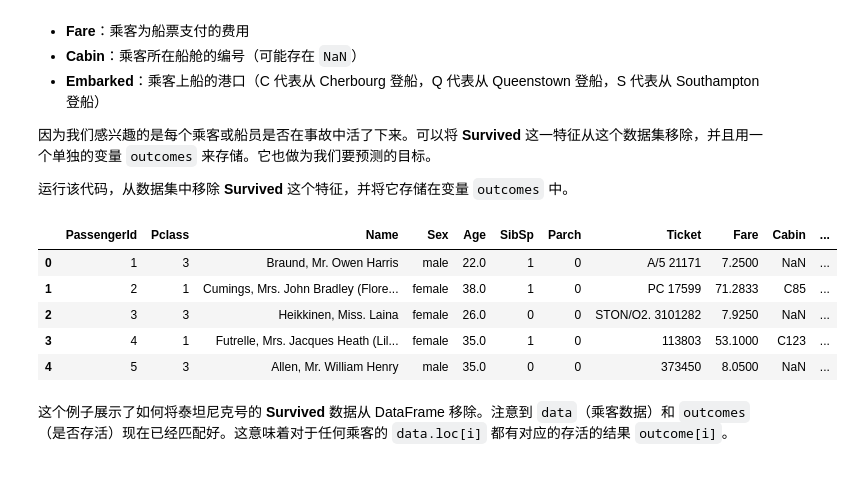
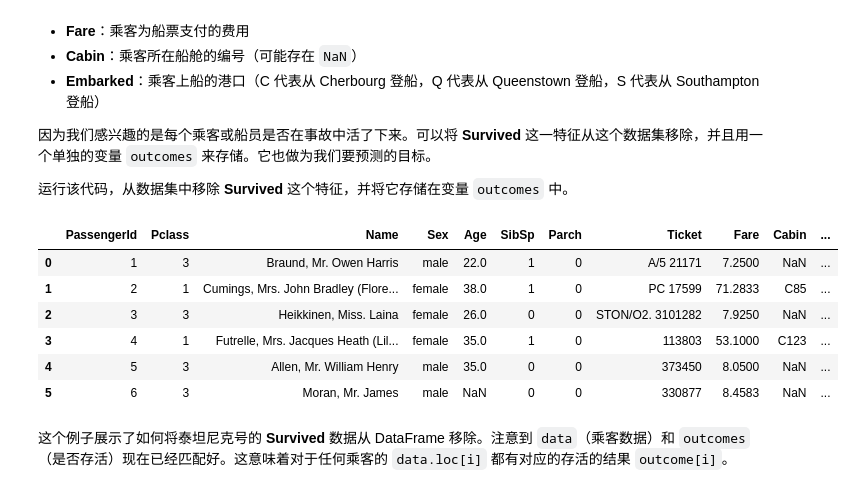
Before and after one commit to jackieair/machine-learning-project, a Jupyter notebook: titanic_survival_exploration/titanic_survival_exploration.ipynb, the cells around one changed output. Saved outputs shown, nothing was run; the diff lists cells and outputs as text; code cells hidden in the pictures.

```diff
--- a/titanic_survival_exploration/titanic_survival_exploration.ipynb
+++ b/titanic_survival_exploration/titanic_survival_exploration.ipynb
@@ -55,19 +58,20 @@ display(full_data.head())
 
 运行该代码，从数据集中移除 **Survived** 这个特征，并将它存储在变量 `outcomes` 中。
 # %%
-# 从数据集中移除 'Survived' 这个特征，并将它存储在一个新的变量中。
+#移出‘survival’数据特征，存储在outcomes变量中
 outcomes = full_data['Survived']
 data = full_data.drop('Survived', axis = 1)
 
-# 显示已移除 'Survived' 特征的数据集
-display(data.head())
+#再次显示新的数据集data
+display(data.head(6))
 # %% [output]
 |  | PassengerId | Pclass | Name | Sex | Age | SibSp | Parch | Ticket | Fare | Cabin | ... |
 | 0 | 1 | 3 | Braund, Mr. Owen Harris | male | 22.0 | 1 | 0 | A/5 21171 | 7.2500 | NaN | ... |
 | 1 | 2 | 1 | Cumings, Mrs. John Bradley (Flore... | female | 38.0 | 1 | 0 | PC 17599 | 71.2833 | C85 | ... |
 | 2 | 3 | 3 | Heikkinen, Miss. Laina | female | 26.0 | 0 | 0 | STON/O2. 3101282 | 7.9250 | NaN | ... |
 | 3 | 4 | 1 | Futrelle, Mrs. Jacques Heath (Lil... | female | 35.0 | 1 | 0 | 113803 | 53.1000 | C123 | ... |
 | 4 | 5 | 3 | Allen, Mr. William Henry | male | 35.0 | 0 | 0 | 373450 | 8.0500 | NaN | ... |
+| 5 | 6 | 3 | Moran, Mr. James | male | NaN | 0 | 0 | 330877 | 8.4583 | NaN | ... |
 # %% [markdown]
 这个例子展示了如何将泰坦尼克号的 **Survived** 数据从 DataFrame 移除。注意到 `data`（乘客数据）和 `outcomes` （是否存活）现在已经匹配好。这意味着对于任何乘客的 `data.loc[i]` 都有对应的存活的结果 `outcome[i]`。
 # %% [markdown]
```
Also changed, not shown: parts of 15 cells of this notebook.
